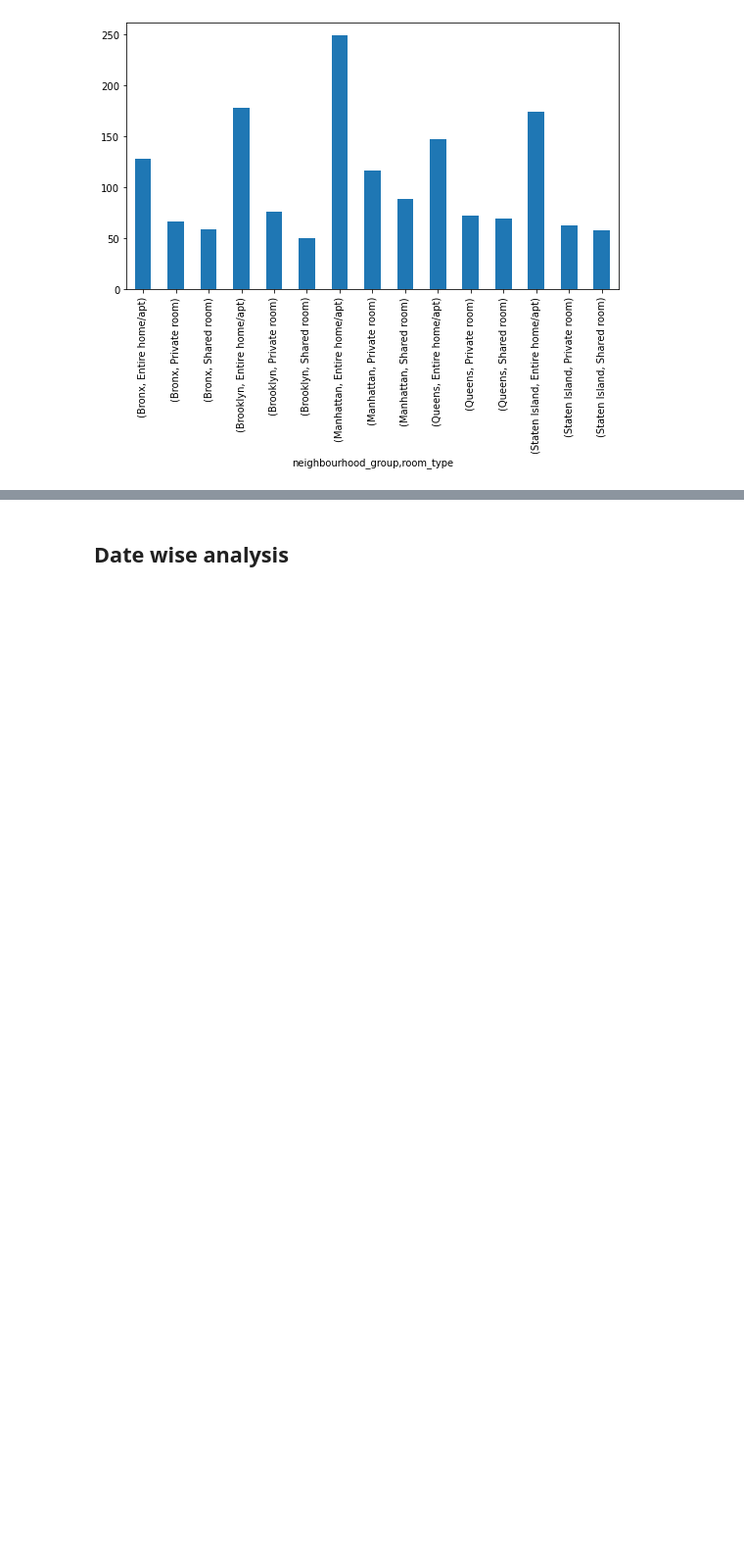
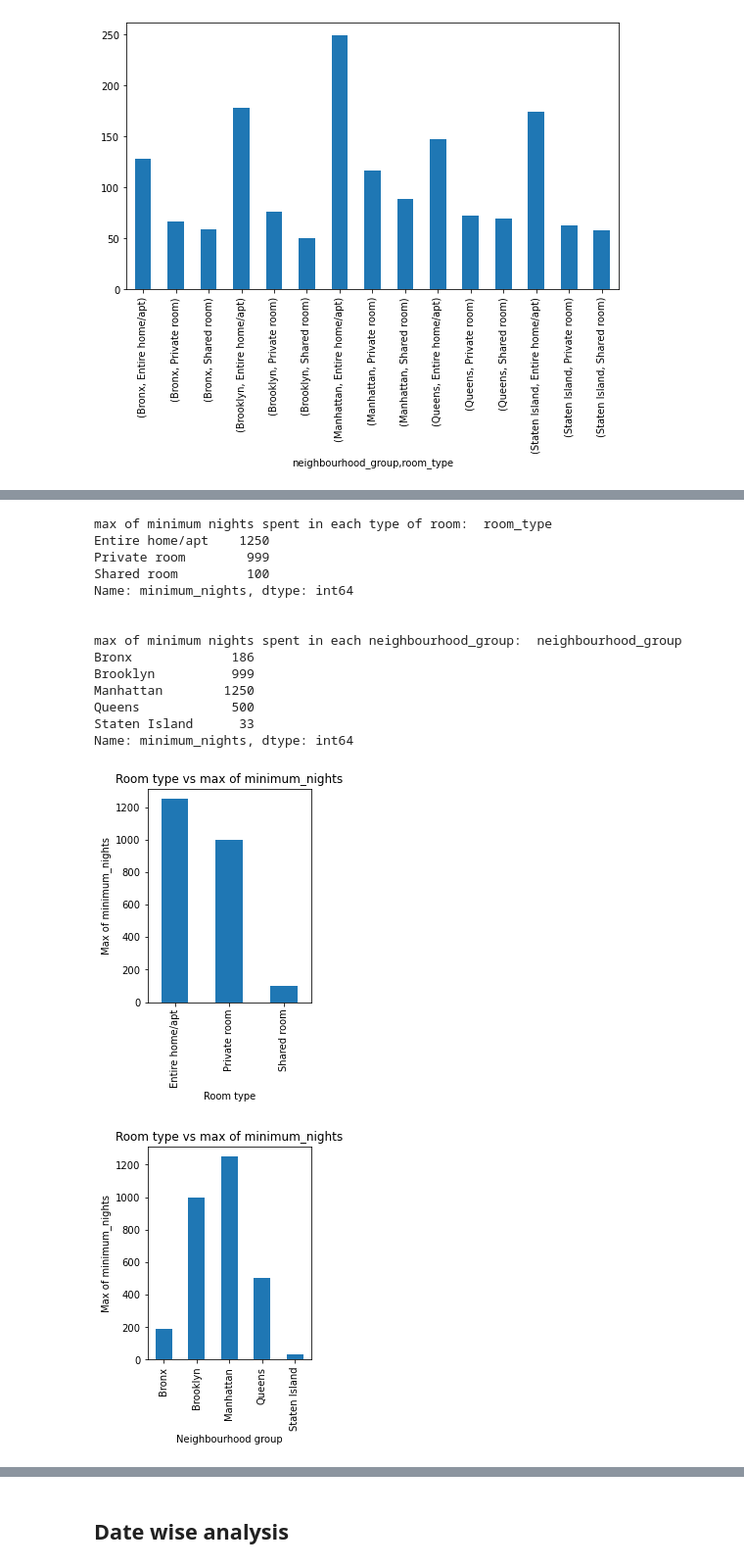
Before and after one commit to mdismailquraishicse/Capstone-Project-1--AirBnb, a Jupyter notebook: Capstone Project 1 - EDA.ipynb, the cells around one changed output, grey strips where cells are left out. Shown: that part at 98% size. Cells and saved outputs as stored; diff of their text form; code cells hidden in the pictures; blank space fills up the shorter version.

```diff
--- a/Capstone Project 1 - EDA.ipynb
+++ b/Capstone Project 1 - EDA.ipynb
@@ -281,0 +331,35 @@ Text(0.5, 0, 'Room type')
+# %%
+# Analysis of minimum_night column
+print(f"max of minimum nights spent in each type of room:  {airbnb_df.groupby(['room_type'])['minimum_nights'].max()} \n\n")
+print(f"max of minimum nights spent in each neighbourhood_group:  {airbnb_df.groupby(['neighbourhood_group'])['minimum_nights'].max()}")
+
+# bar plot
+airbnb_df.groupby(['room_type'])['minimum_nights'].max().plot.bar()
+plt.title('Room type vs max of minimum_nights')
+plt.xlabel('Room type')
+plt.ylabel('Max of minimum_nights')
+plt.show()
+
+#bar plot
+airbnb_df.groupby(['neighbourhood_group'])['minimum_nights'].max().plot.bar()
+plt.title('Room type vs max of minimum_nights')
+plt.xlabel('Neighbourhood group')
+plt.ylabel('Max of minimum_nights')
+plt.show()
+# %% [output]
+max of minimum nights spent in each type of room:  room_type
+Entire home/apt    1250
+Private room        999
+Shared room         100
+Name: minimum_nights, dtype: int64
+
+
+max of minimum nights spent in each neighbourhood_group:  neighbourhood_group
+Bronx             186
+Brooklyn          999
+Manhattan        1250
+Queens            500
+Staten Island      33
+Name: minimum_nights, dtype: int64
+[figure, added]
+[figure, added]
```
Also changed, not shown: parts of 16 cells of this notebook.
